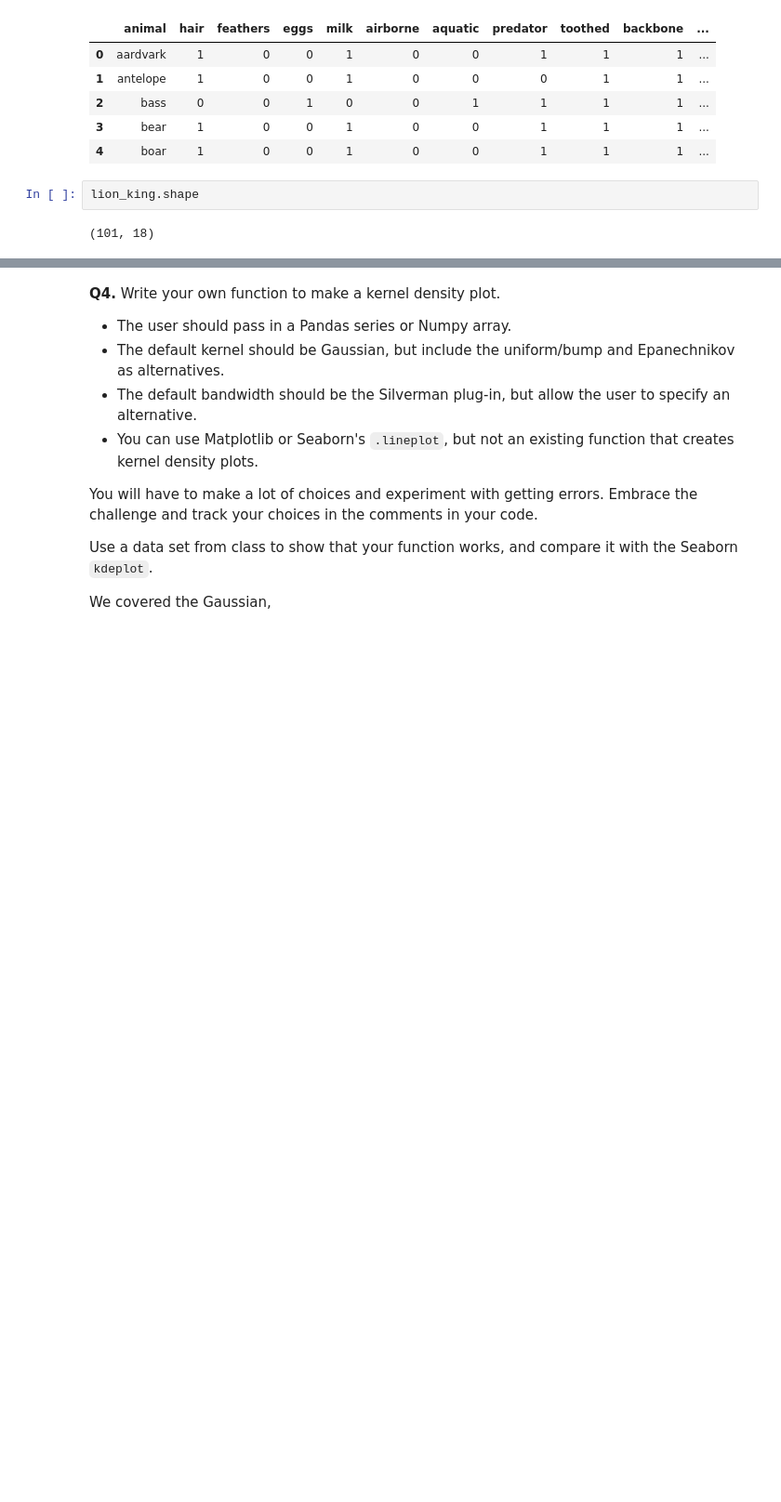
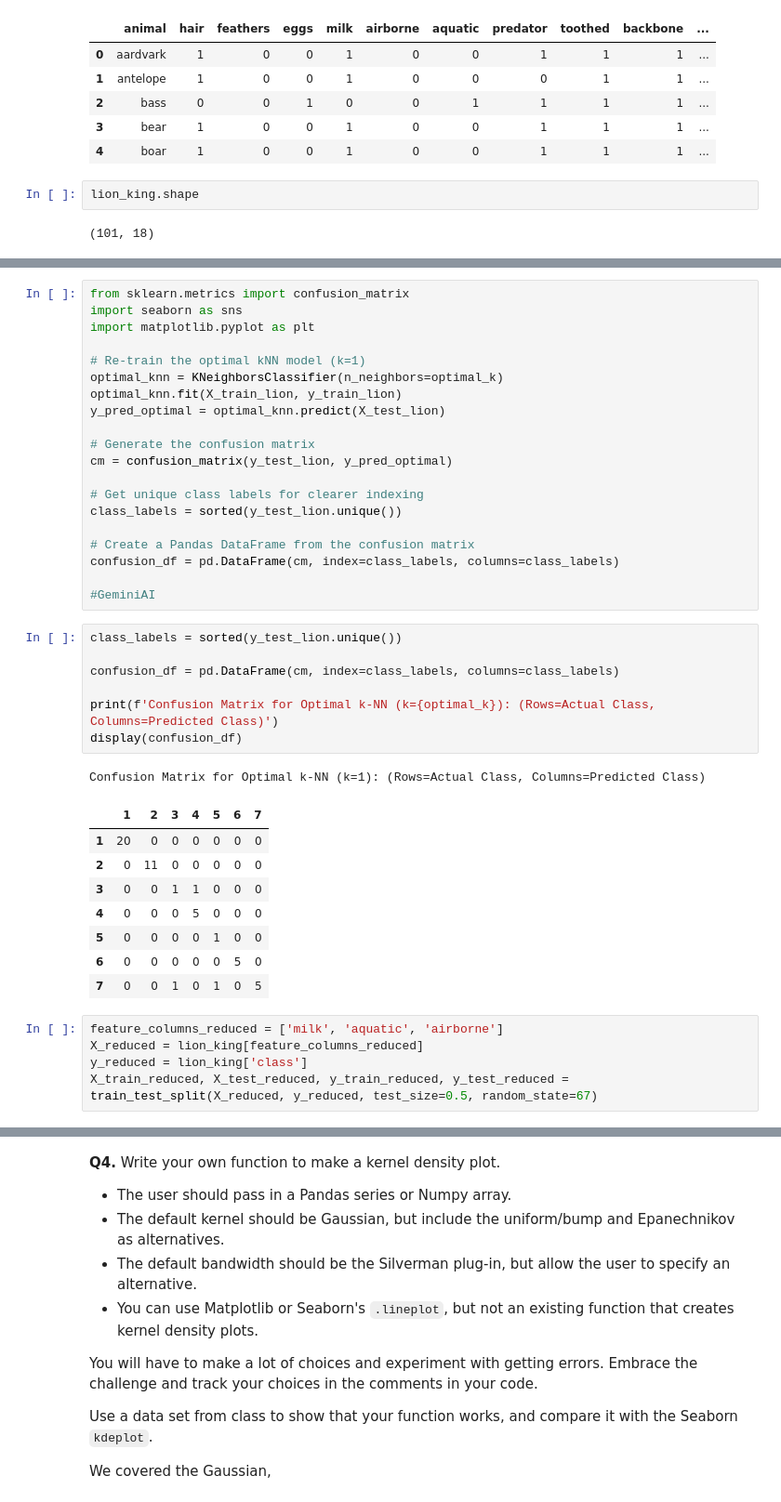
Before and after one commit to michaelhunter12/KNN, a Jupyter notebook: assignment/knn_assignment.ipynb, the cells around one changed output, grey strips where cells are left out. Shown at 93% size. Cells and saved outputs as stored; diff of their text form; blank space fills up the shorter version.

```diff
--- a/assignment/knn_assignment.ipynb
+++ b/assignment/knn_assignment.ipynb
@@ -265,0 +364,42 @@ lion_king.shape
+# %%
+from sklearn.metrics import confusion_matrix
+import seaborn as sns
+import matplotlib.pyplot as plt
+
+# Re-train the optimal kNN model (k=1)
+optimal_knn = KNeighborsClassifier(n_neighbors=optimal_k)
+optimal_knn.fit(X_train_lion, y_train_lion)
+y_pred_optimal = optimal_knn.predict(X_test_lion)
+
+# Generate the confusion matrix
+cm = confusion_matrix(y_test_lion, y_pred_optimal)
+
+# Get unique class labels for clearer indexing
+class_labels = sorted(y_test_lion.unique())
+
+# Create a Pandas DataFrame from the confusion matrix
+confusion_df = pd.DataFrame(cm, index=class_labels, columns=class_labels)
+
+#GeminiAI
+# %%
+class_labels = sorted(y_test_lion.unique())
+
+confusion_df = pd.DataFrame(cm, index=class_labels, columns=class_labels)
+
+print(f'Confusion Matrix for Optimal k-NN (k={optimal_k}): (Rows=Actual Class, Columns=Predicted Class)')
+display(confusion_df)
+# %% [output]
+Confusion Matrix for Optimal k-NN (k=1): (Rows=Actual Class, Columns=Predicted Class)
+|  | 1 | 2 | 3 | 4 | 5 | 6 | 7 |
+| 1 | 20 | 0 | 0 | 0 | 0 | 0 | 0 |
+| 2 | 0 | 11 | 0 | 0 | 0 | 0 | 0 |
+| 3 | 0 | 0 | 1 | 1 | 0 | 0 | 0 |
+| 4 | 0 | 0 | 0 | 5 | 0 | 0 | 0 |
+| 5 | 0 | 0 | 0 | 0 | 1 | 0 | 0 |
+| 6 | 0 | 0 | 0 | 0 | 0 | 5 | 0 |
+| 7 | 0 | 0 | 1 | 0 | 1 | 0 | 5 |
+# %%
+feature_columns_reduced = ['milk', 'aquatic', 'airborne']
+X_reduced = lion_king[feature_columns_reduced]
+y_reduced = lion_king['class']
+X_train_reduced, X_test_reduced, y_train_reduced, y_test_reduced = train_test_split(X_reduced, y_reduced, test_size=0.5, random_state=67)
```
Also changed, not shown: parts of 21 cells of this notebook.
